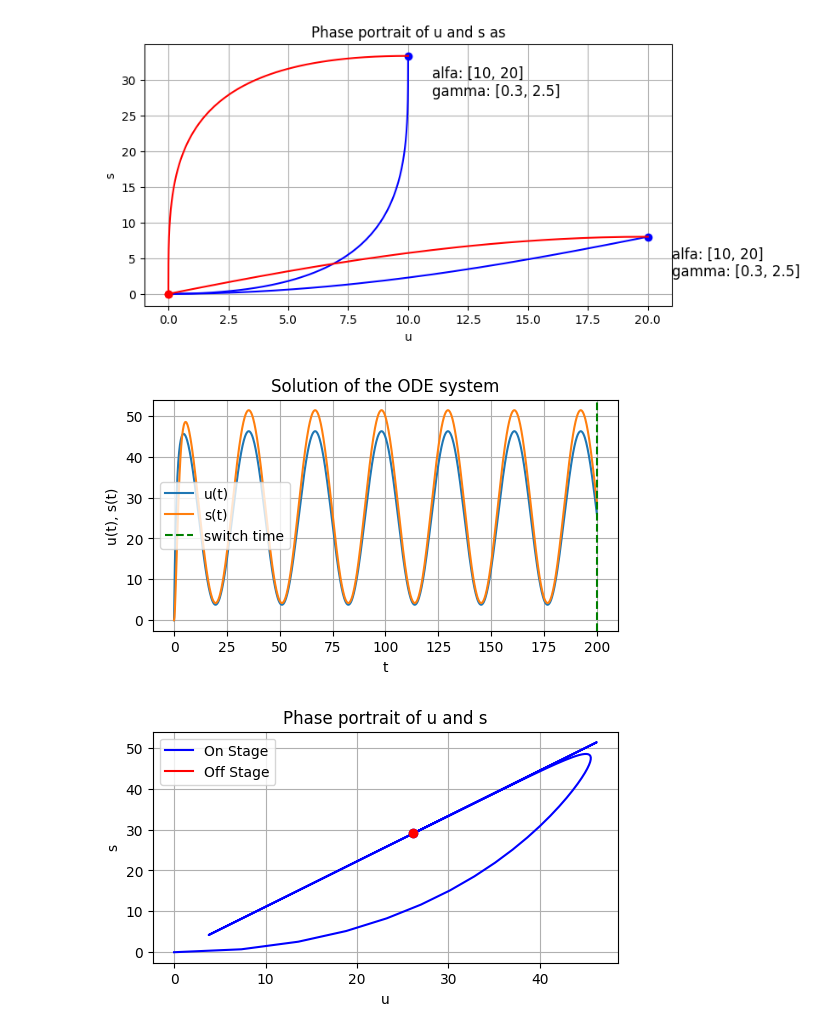
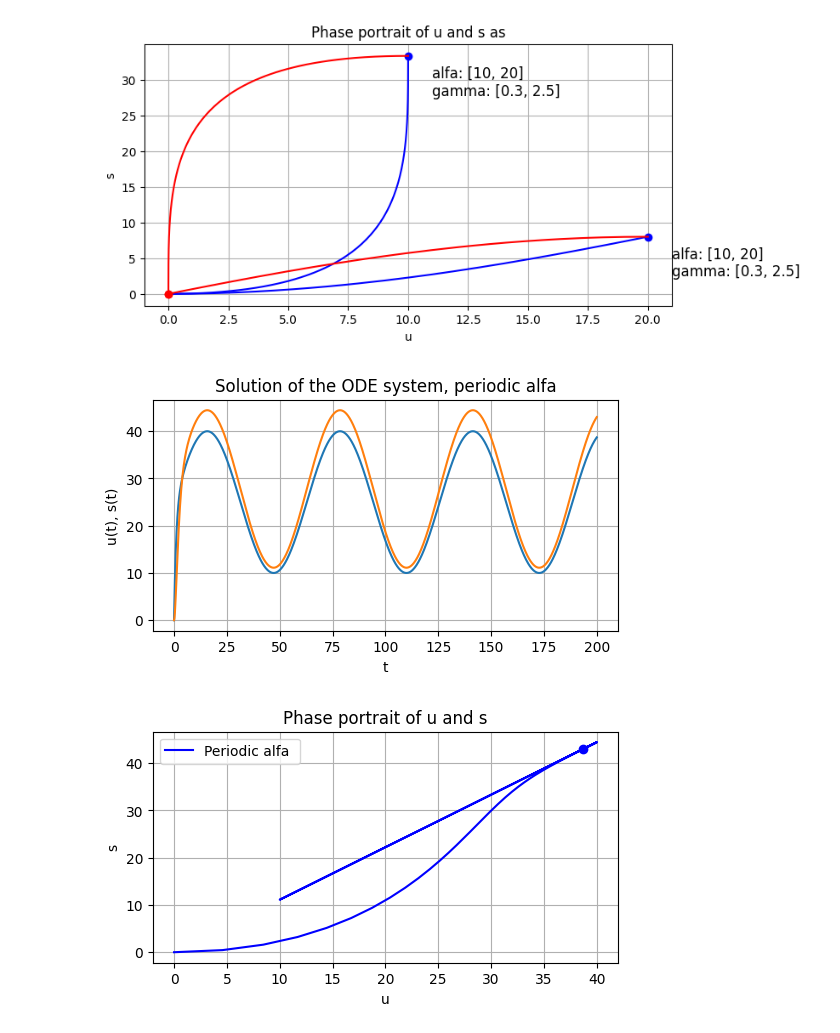
Before and after one commit to leonardogolinelli/GeneExpressionDynamics, a Jupyter notebook: RNA_velocity_Project.ipynb, the cells around one changed output. Cells and saved outputs as stored; diff of their text form; code cells hidden in the pictures.

```diff
--- a/RNA_velocity_Project.ipynb
+++ b/RNA_velocity_Project.ipynb
@@ -239,16 +239,12 @@ def on_stage_solution(t, u0, s0, alfa, beta, gamma):
     s =  s0*np.exp(-gamma*t) + (alfa/gamma) * (1-np.exp(-gamma*t)) + ((alfa-beta*u0)/(gamma-beta))*(np.exp(-gamma*t)-np.exp(-beta*t))
     return u, s
 
-def off_stage_solution(t, u_switch, s_switch, beta, gamma):
-    # specify your analytical solution for the off_stage here
-    u =  u_switch*np.exp(-beta*(t-t_switch))
-    s =  s_switch*np.exp(-gamma*(t-t_switch)) - ((beta * u_switch/(gamma-beta))) * (np.exp(-gamma*(t-t_switch))-np.exp(-beta*(t-t_switch)))
     return u, s
 
 def simulation(u0, s0, t_switch, t_final, beta, gamma):
     # on_stage
     t_on = np.linspace(0, t_switch, 1000)
-    alfa_on = 25 + 15 * (np.sin(t_on/5) + np.cos(t_on/5))
+    alfa_on = 25 + 15 * (np.sin(0.1*t_on))
     u, s = on_stage_solution(t_on, u0, s0, alfa_on, beta, gamma)
 
     return t_on, u, s
@@ -259,42 +255,34 @@ s0 = 0
 t_switch = 200
 t_final = 200
 beta = 1
 gamma = 0.9
 
 t, u, s = simulation(u0, s0, t_switch, t_final, beta, gamma)
 
 # plotting the solutions
 plt.figure(figsize=(6, 3))
 plt.plot(t, u, label='u(t)')
 plt.plot(t, s, label='s(t)')
-plt.axvline(x = t_switch, color='green', linestyle='--', label = 'switch time')
-plt.legend()
 plt.grid(True)
-plt.title('Solution of the ODE system')
+plt.title('Solution of the ODE system, periodic alfa')
 plt.xlabel('t')
 plt.ylabel('u(t), s(t)')
 plt.show()
 
 plt.figure(figsize=(6, 3))
 
 # Plot on stage (use color blue for 'on-stage')
-plt.plot(u[:1000], s[:1000], 'b-', label='On Stage')
+plt.plot(u[:1000], s[:1000], 'b-', label='Periodic alfa ')
 
 # Mark the point at the end of on stage
 plt.plot(u[999], s[999], 'bo')
-
-# Plot off stage (use color red for 'off-stage')
-plt.plot(u[1000:], s[1000:], 'r-', label='Off Stage')
-
-# Mark the point at the end of off stage
-plt.plot(u[-1], s[-1], 'ro')
 
 plt.grid(True)
 plt.title('Phase portrait of u and s')
 plt.xlabel('u')
 plt.ylabel('s')
 plt.legend()
 plt.show()
 # %% [output]
-[figure, old version]
+[figure, new version]
-[figure, old version]
+[figure, new version]
```
Also changed, not shown: parts of 11 cells of this notebook.
